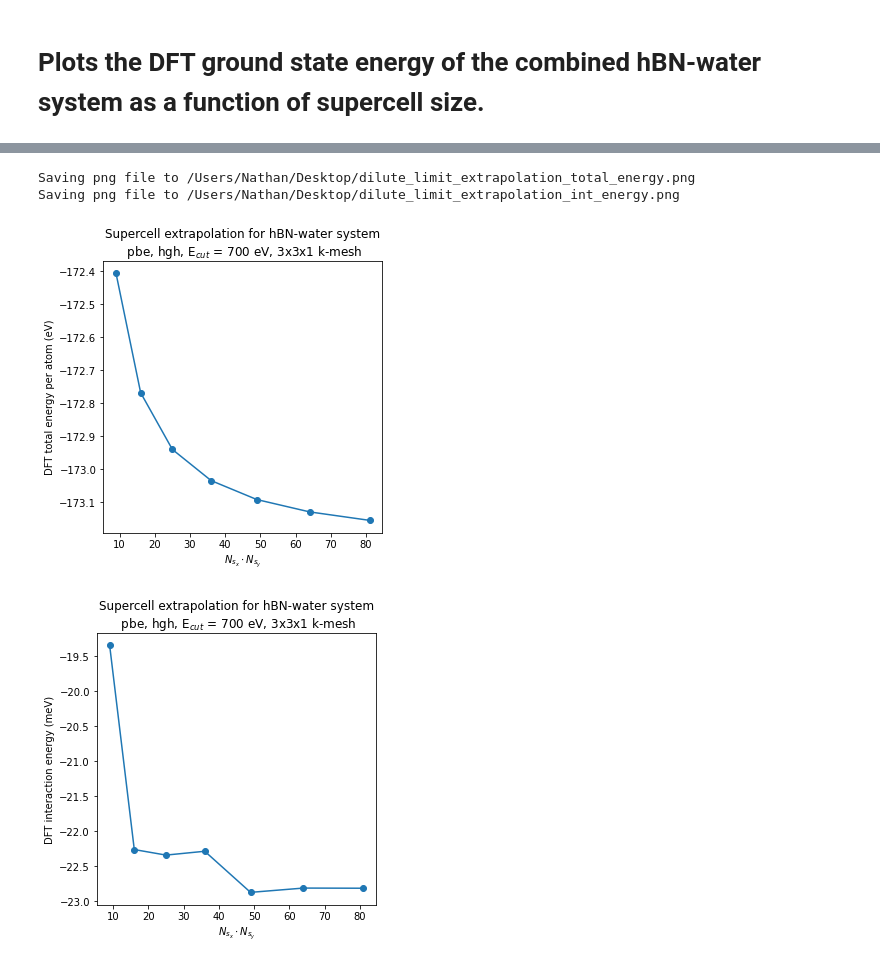
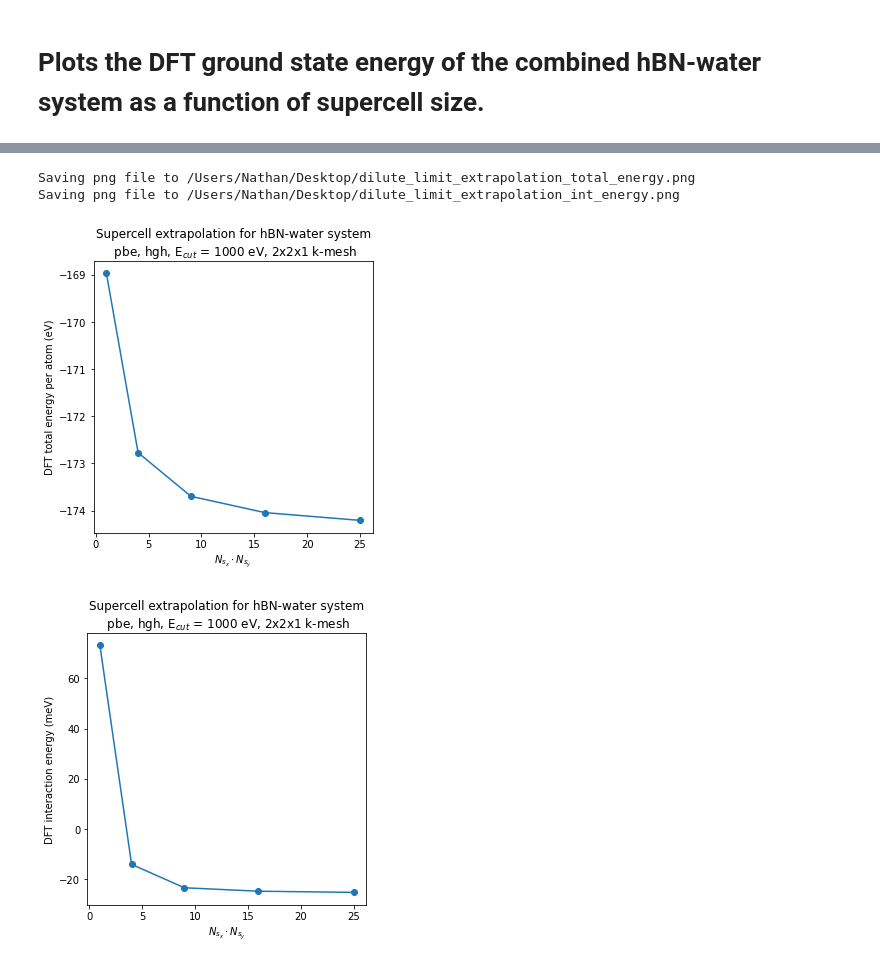
Before and after one commit to kkleiner1/hBN_water_interaction_from_dft, a Jupyter notebook: dft/extrapolations/supercell_extrapolation_analysis/plot_supercell_extrapolation.ipynb, the cells around one changed output, grey strips where cells are left out. Drawn from its saved outputs; the diff is of its cells as text; code cells hidden in the pictures.

Commit message:
Updated basis_extrapolation_analysis/, kmesh_extrapolation_analysis/, and supercell_extrapolation_analysis/ for the norm-conserving basis sets - need ecut=1000ev, 2x2x1 kmesh, and 3x3x1 supercell

```diff
--- a/dft/extrapolations/supercell_extrapolation_analysis/plot_supercell_extrapolation.ipynb
+++ b/dft/extrapolations/supercell_extrapolation_analysis/plot_supercell_extrapolation.ipynb
@@ -79,9 +79,7 @@ def compute_int_energy(df):
     return supercell_sizes, int_energies
 # %%
 data_path = "total_energy_data.txt"
-ryd_per_ev = 0.0734986176
 df = make_df(data_path)
-df["total_energy_ev"] = df["total_energy_ryd"].values / ryd_per_ev
 df["total_energy_ev_per_atom"] = np.divide(
     df["total_energy_ev"].values, df["num_atoms"].values
 )
@@ -108,17 +106,18 @@ df
 # %%
 ecp = "hgh"
-plot_sizes_above = 5
-df_to_plot = df[df.ecp == ecp].copy()
+ecut_ev = 1000
+plot_sizes_above = 0
+df_to_plot = df[(df.ecp == ecp) & (df.ecut_ev == ecut_ev)].copy()
 supercell_sizes, int_energies = compute_int_energy(df_to_plot)
 for plot_int_energy in [False, True]:
     plot_supercell_extrapolation(
         df_to_plot[df_to_plot.supercell_size > plot_sizes_above],
         supercell_sizes[supercell_sizes > plot_sizes_above],
         int_energies[supercell_sizes > plot_sizes_above],
         plot_int_energy=plot_int_energy,
     )
 # %% [output]
 Saving png file to /Users/Nathan/Desktop/dilute_limit_extrapolation_total_energy.png
 Saving png file to /Users/Nathan/Desktop/dilute_limit_extrapolation_int_energy.png
-[figure, old version]
+[figure, new version]
-[figure, old version]
+[figure, new version]
```
Also changed, not shown: parts of 1 cell of this notebook, 3 other files.
